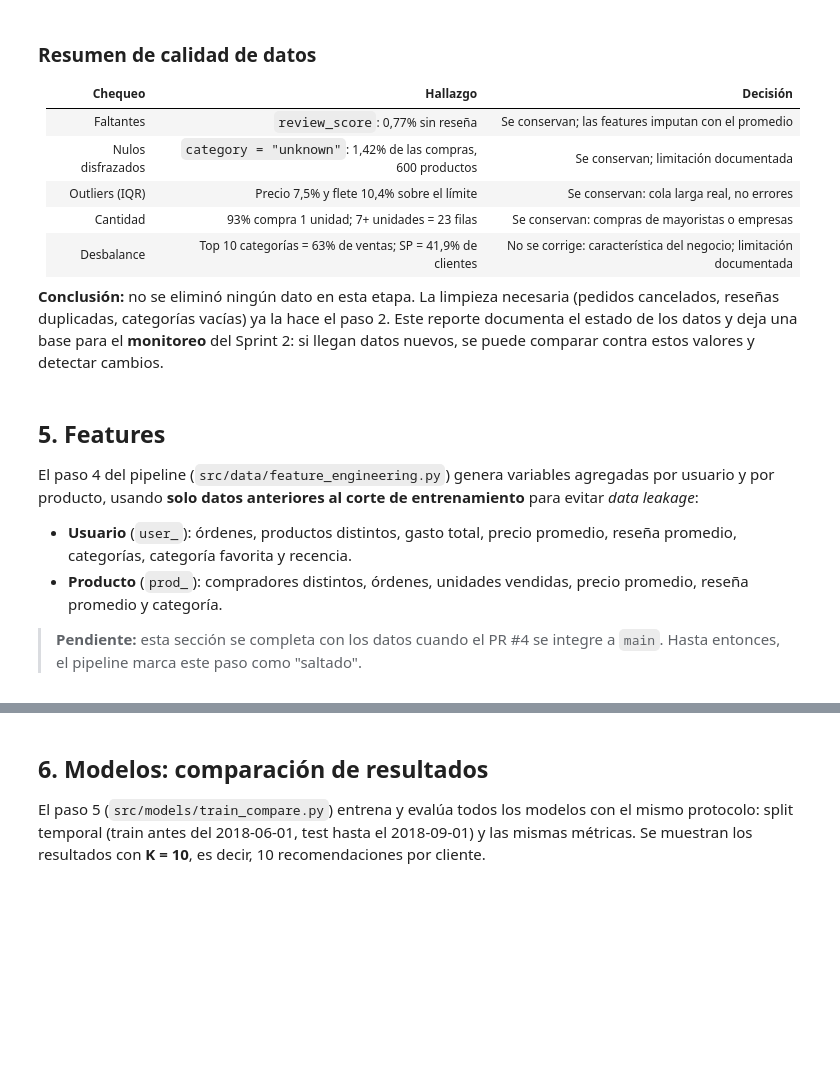
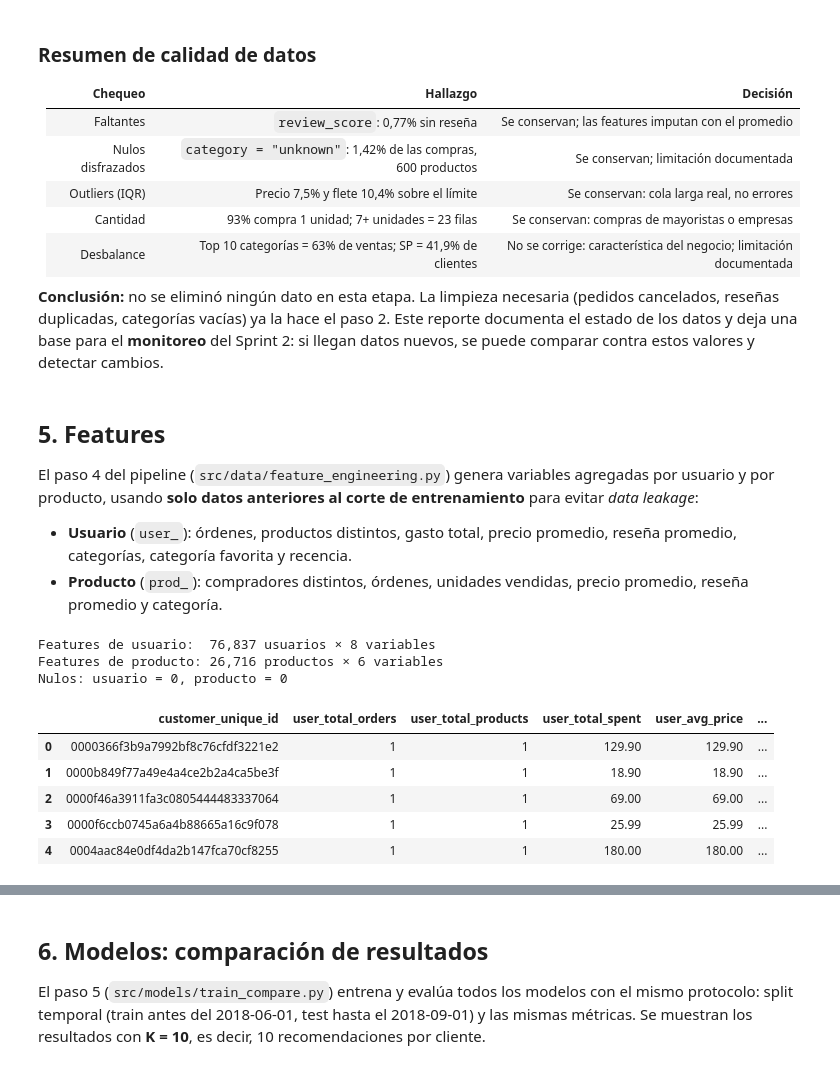
Before and after one commit to DynamoConsultoriaDataSolutions/dynamo-recsys-olist, a Jupyter notebook: notebooks/02_dd_pipeline_reproducible.ipynb, the cells around one changed output, grey strips where cells are left out. Cells and saved outputs as stored; diff of their text form; code cells hidden in the pictures; blank space fills up the shorter version.

Commit message:
Integra features al notebook y documenta el pipeline en el README

```diff
--- a/notebooks/02_dd_pipeline_reproducible.ipynb
+++ b/notebooks/02_dd_pipeline_reproducible.ipynb
@@ -293,5 +293,23 @@ El paso 4 del pipeline (`src/data/feature_engineering.py`) genera variables agre
 
 - **Usuario** (`user_`): órdenes, productos distintos, gasto total, precio promedio, reseña promedio, categorías, categoría favorita y recencia.
 - **Producto** (`prod_`): compradores distintos, órdenes, unidades vendidas, precio promedio, reseña promedio y categoría.
-
-> **Pendiente:** esta sección se completa con los datos cuando el PR #4 se integre a `main`. Hasta entonces, el pipeline marca este paso como "saltado".
+# %%
+from src.config import DATA_PROCESSED
+
+user_features = pd.read_parquet(DATA_PROCESSED / "user_features.parquet")
+product_features = pd.read_parquet(DATA_PROCESSED / "product_features.parquet")
+
+print(f"Features de usuario:  {user_features.shape[0]:,} usuarios × {user_features.shape[1] - 1} variables")
+print(f"Features de producto: {product_features.shape[0]:,} productos × {product_features.shape[1] - 1} variables")
+print(f"Nulos: usuario = {user_features.isna().sum().sum()}, producto = {product_features.isna().sum().sum()}")
+user_features.head()
+# %% [output]
+Features de usuario:  76,837 usuarios × 8 variables
+Features de producto: 26,716 productos × 6 variables
+Nulos: usuario = 0, producto = 0
+|  | customer_unique_id | user_total_orders | user_total_products | user_total_spent | user_avg_price | ... |
+| 0 | 0000366f3b9a7992bf8c76cfdf3221e2 | 1 | 1 | 129.90 | 129.90 | ... |
+| 1 | 0000b849f77a49e4a4ce2b2a4ca5be3f | 1 | 1 | 18.90 | 18.90 | ... |
+| 2 | 0000f46a3911fa3c0805444483337064 | 1 | 1 | 69.00 | 69.00 | ... |
+| 3 | 0000f6ccb0745a6a4b88665a16c9f078 | 1 | 1 | 25.99 | 25.99 | ... |
+| 4 | 0004aac84e0df4da2b147fca70cf8255 | 1 | 1 | 180.00 | 180.00 | ... |
```
Also changed, not shown: parts of 3 cells of this notebook, 1 other file.
